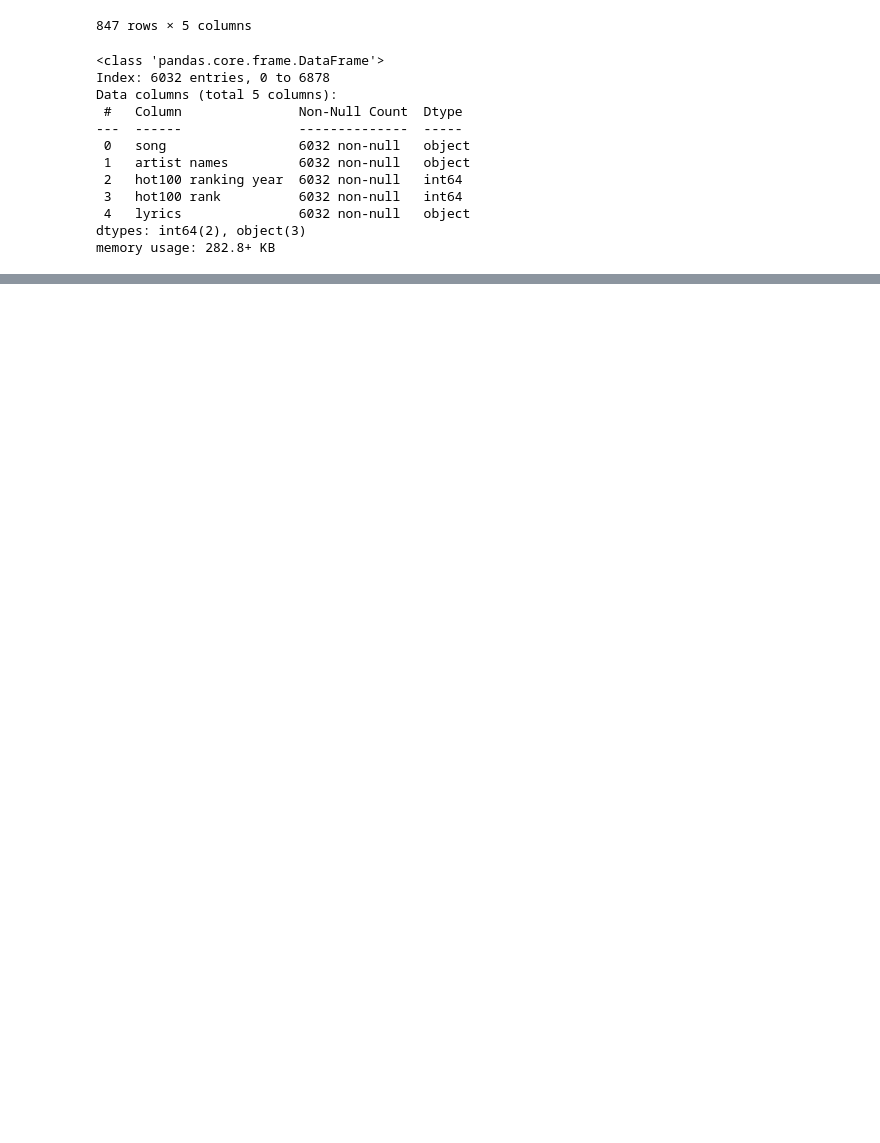
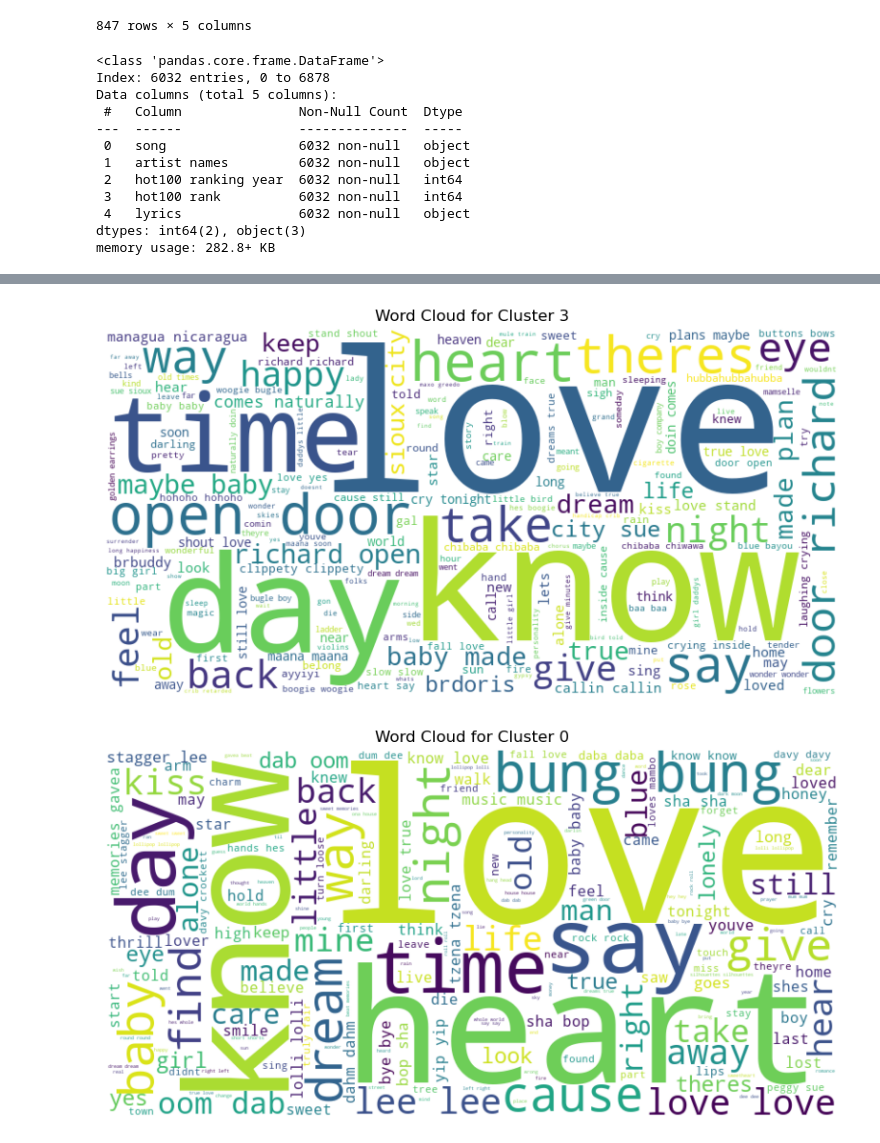
Before and after one commit to bishwakiranpoudel/Decade-Defining-Lyrics, a Jupyter notebook: Analysis.ipynb, the cells around one changed output, grey strips where cells are left out. Saved outputs shown, nothing was run; the diff lists cells and outputs as text; code cells hidden in the pictures; blank space fills up the shorter version.

```diff
--- a/Analysis.ipynb
+++ b/Analysis.ipynb
@@ -140,0 +122,10 @@ data.head()
+# %%
+# Applying preprocessing and stopword removal
+decadal_lyrics["cleaned"]= decadal_lyrics['lyrics'].apply(preprocess_text)
+decadal_lyrics['cleaned']= decadal_lyrics['cleaned'].apply(remove_stopwords)
+decadal_lyrics['tokenized'] = decadal_lyrics['cleaned'].apply(word_tokenize)
+decadal_lyrics['processed'] = decadal_lyrics['tokenized'].apply(lambda x: " ".join(x))
+
+#tokenize and process lyrics
+
+decadal_lyrics.head()
@@ -209,0 +186,29 @@ print(data['processed lyrics'][6579][0:])
+# %%
+# Function to generate word cloud for each cluster
+def generate_word_clouds(data, cluster_column='cluster', text_column='processed'):
+    # Iterate over each cluster
+    for cluster_id in data[cluster_column].unique():
+        # Extract lyrics for the current cluster
+        cluster_lyrics = data[data[cluster_column] == cluster_id][text_column].str.cat(sep=' ')
+
+        # Generate word cloud
+        wordcloud = WordCloud(width=800, height=400, background_color='white').generate(cluster_lyrics)
+
+        # Plot word cloud
+        plt.figure(figsize=(10, 5))
+        plt.imshow(wordcloud, interpolation='bilinear')
+        plt.title(f'Word Cloud for Cluster {cluster_id}')
+        plt.axis('off')
+        plt.show()
+
+data_with_clusters["cleaned"]= data_with_clusters['lyrics'].apply(preprocess_text)
+data_with_clusters['cleaned']= data_with_clusters['cleaned'].apply(remove_stopwords)
+data_with_clusters['tokenized'] = data_with_clusters['cleaned'].apply(word_tokenize)
+data_with_clusters['processed'] = data_with_clusters['tokenized'].apply(lambda x: " ".join(x))
+
+data_with_clusters.head()
+
+generate_word_clouds(data_with_clusters)
+# %% [output]
+[figure, added]
+[figure, added]
```
Also changed, not shown: parts of 21 cells of this notebook.
